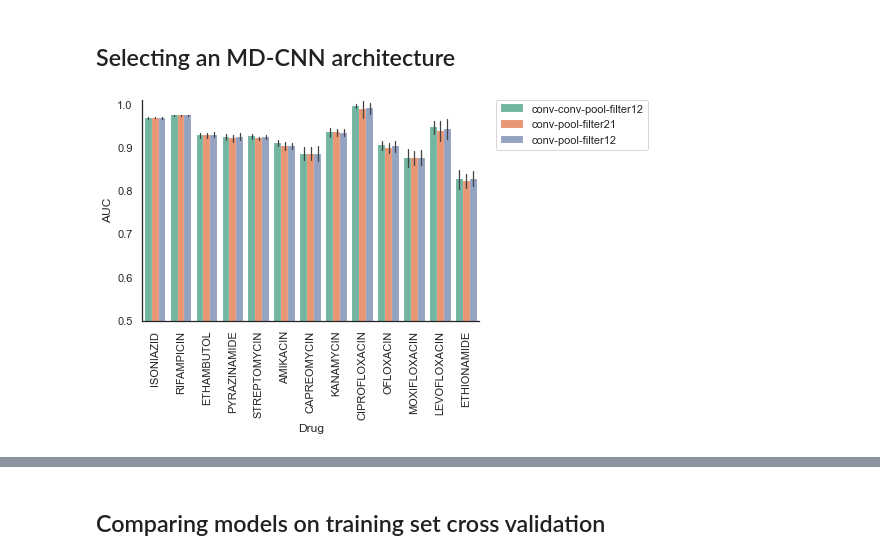
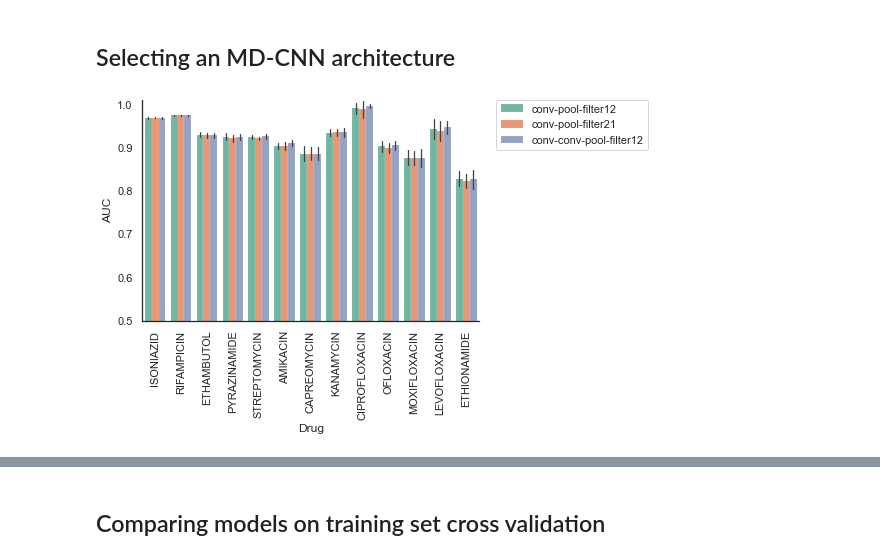
Before and after one commit to aggreen/MTB-CNN, a Jupyter notebook: data_analysis/model_comparison.ipynb, the cells around one changed output, grey strips where cells are left out. Drawn from its saved outputs; the diff is of its cells as text; code cells hidden in the pictures.

```diff
--- a/data_analysis/model_comparison.ipynb
+++ b/data_analysis/model_comparison.ipynb
@@ -50,39 +74,43 @@ sns.set_style("white")
 sns.set_palette("Set2")
 
 ## Read in the cross validation AUC for each of the three models
-example_21 = pd.read_csv(f'{data_path}/20210201_filter21_epochs200_auc.csv')
+example_21 = pd.read_csv('results_20210201_filter21_epochs200/20210201_filter21_epochs200_auc.csv')
 example_21['model'] = 'conv-pool-filter21'
-example_12 = pd.read_csv(f'{data_path}/results_20210203_filter12_epoch200_auc.csv')
+example_12 = pd.read_csv('results_20210203_filter12_epoch200/results_20210203_filter12_epoch200_auc.csv')
 example_12['model'] = 'conv-pool-filter12'
-example_ccp = pd.read_csv(f'{data_path}/results_20210201_ccp_filter12_epoch150_auc.csv')
+example_ccp = pd.read_csv('results_20210201_ccp_filter12_epoch150/results_20210201_ccp_filter12_epoch150_auc.csv')
 example_ccp['model'] = 'conv-conv-pool-filter12'
 
 # Concatenate
 x = pd.concat([
     example_12,
     example_21,
     example_ccp,
 ])
 
 # Create the dictionary that defines the order for sorting
 sorterIndex = dict(zip(drug_list, range(len(drug_list))))
 modelSorterIndex = dict(zip(model_order, range(len(model_order))))
 
 # Generate a rank column that will be used to sort
 # the dataframe numerically
+modelSorterIndex = dict(zip(['conv-pool-filter12', 'conv-pool-filter21', 'conv-conv-pool-filter12'],
+                            range(len(['conv-pool-filter12', 'conv-pool-filter21', 'conv-conv-pool-filter12']))))
 x['rank'] = x['Drug'].map(sorterIndex)
-x = x.sort_values(["rank"])
+x['model_rank']= x['model'].map(modelSorterIndex)
+x = x.sort_values(["rank", "model_rank"])
+x["Drug_set"] = [f"{drug}_{model}" for drug, model in zip(x.Drug, x.model)]
 
 # Plot
 fig = plt.figure(figsize=(8,5))
 ax = fig.gca()
 sns.barplot(data=x, x="Drug", y="AUC", hue="model", ax=ax, linewidth=0.1, ci="sd")
 sns.despine()
 plt.legend(bbox_to_anchor=(1.05, 1), loc=2, borderaxespad=0.)
 ax.set_ylim([0.5,1.01])
 plt.xticks(rotation = 90)
 plt.tight_layout()
 #plt.show()
-plt.savefig("figures/MD-CNN_architecture_AUC_comparison_zoomed.pdf")
+plt.savefig("MD-CNN_architecture_AUC_comparison_zoomed.pdf")
 # %% [output]
-[figure, old version]
+[figure, new version]
```
Also changed, not shown: parts of 32 cells of this notebook.
